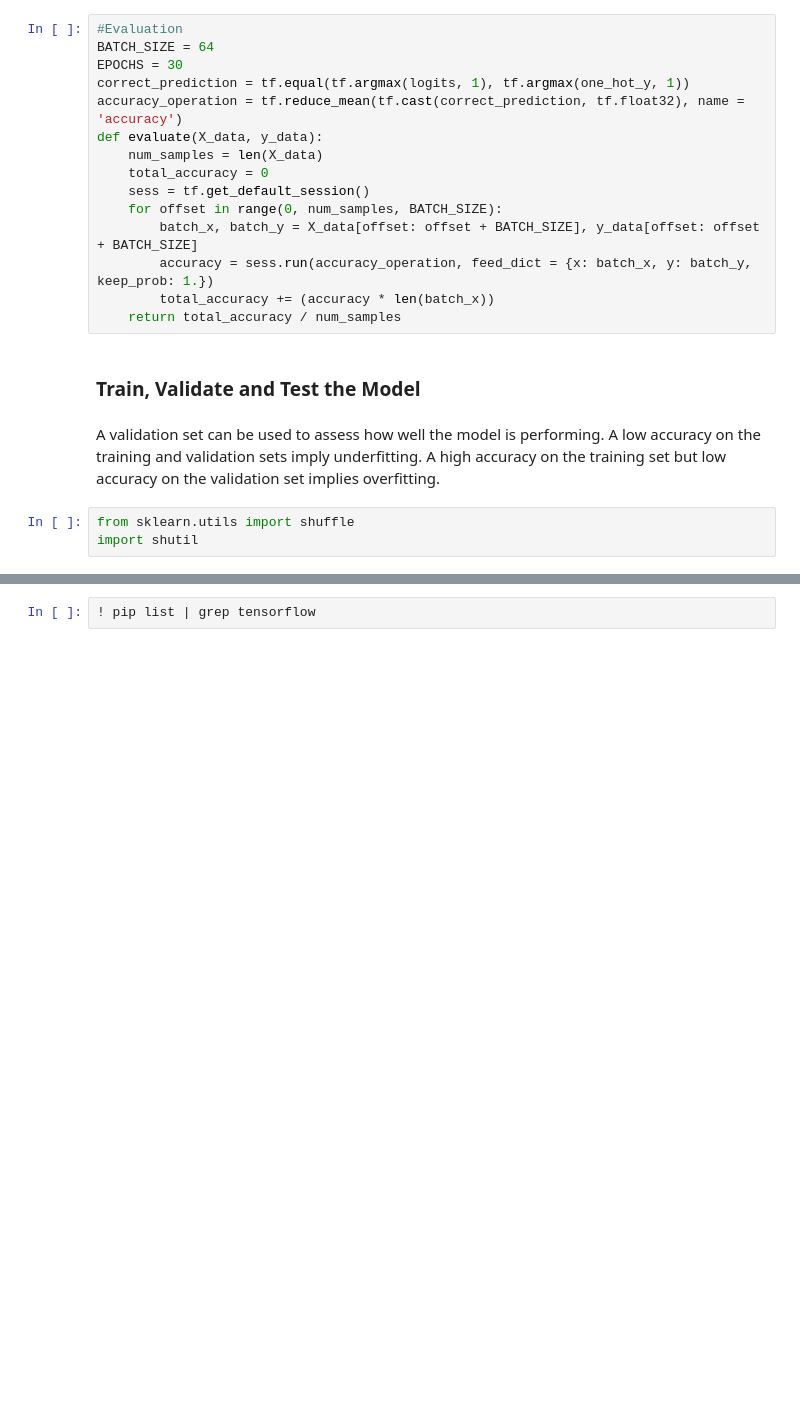
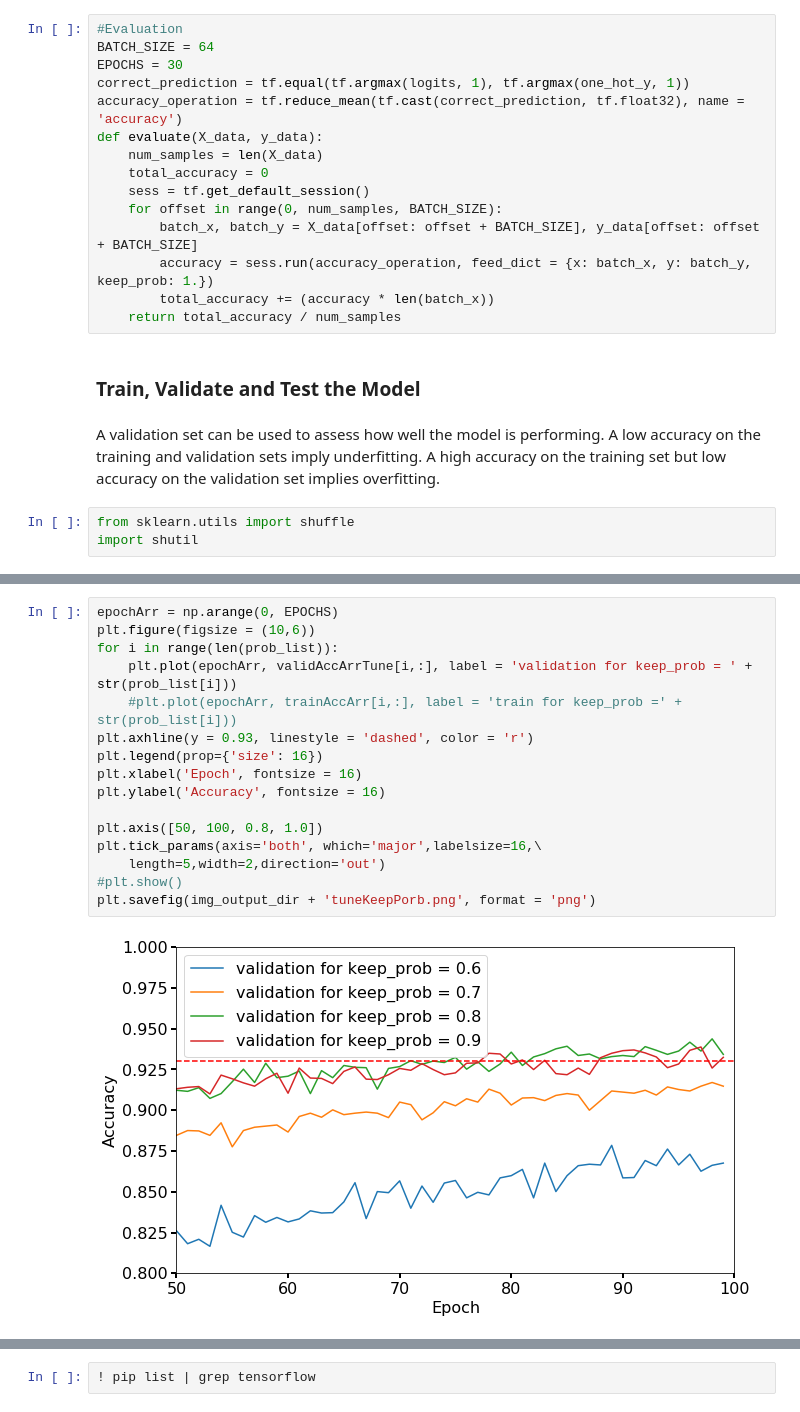
Before and after one commit to xingliuUT/CarND-Traffic-Sign-Classifier-Project, a Jupyter notebook: Traffic_Sign_Classifier.ipynb, the cells around one changed output, grey strips where cells are left out. Drawn from its saved outputs; the diff is of its cells as text; blank space fills up the shorter version.

```diff
--- a/Traffic_Sign_Classifier.ipynb
+++ b/Traffic_Sign_Classifier.ipynb
@@ -557,0 +556,18 @@ KeyboardInterrupt:
+# %%
+epochArr = np.arange(0, EPOCHS)
+plt.figure(figsize = (10,6))
+for i in range(len(prob_list)):
+    plt.plot(epochArr, validAccArrTune[i,:], label = 'validation for keep_prob = ' + str(prob_list[i]))
+    #plt.plot(epochArr, trainAccArr[i,:], label = 'train for keep_prob =' + str(prob_list[i]))
+plt.axhline(y = 0.93, linestyle = 'dashed', color = 'r')
+plt.legend(prop={'size': 16})
+plt.xlabel('Epoch', fontsize = 16)
+plt.ylabel('Accuracy', fontsize = 16)
+
+plt.axis([50, 100, 0.8, 1.0])
+plt.tick_params(axis='both', which='major',labelsize=16,\
+    length=5,width=2,direction='out')
+#plt.show()
+plt.savefig(img_output_dir + 'tuneKeepPorb.png', format = 'png')
+# %% [output]
+[figure, added]
```
Also changed, not shown: parts of 14 cells of this notebook.
